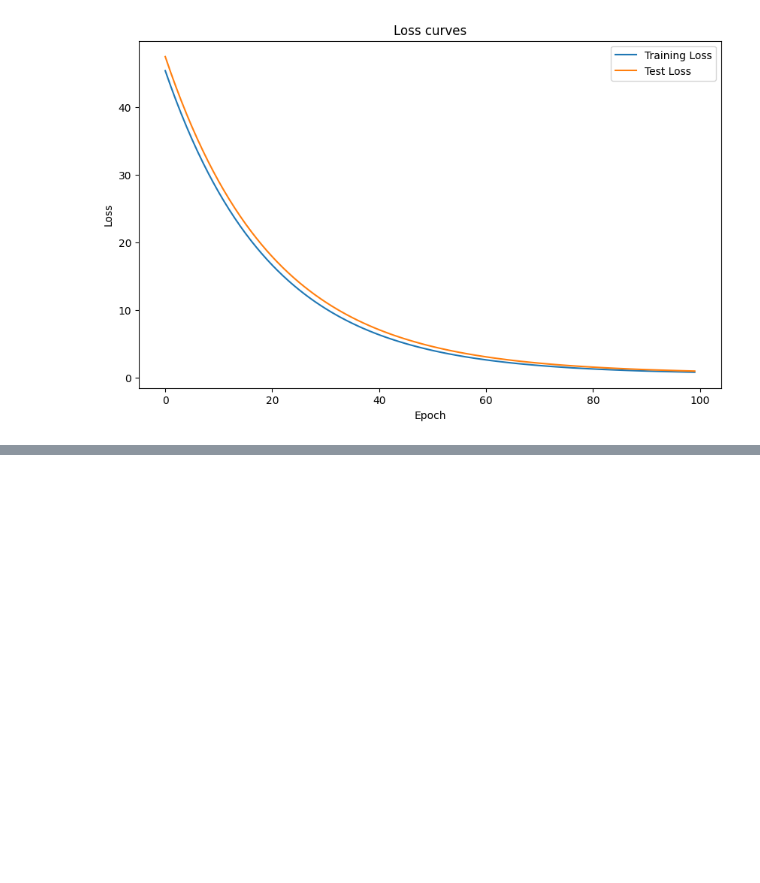
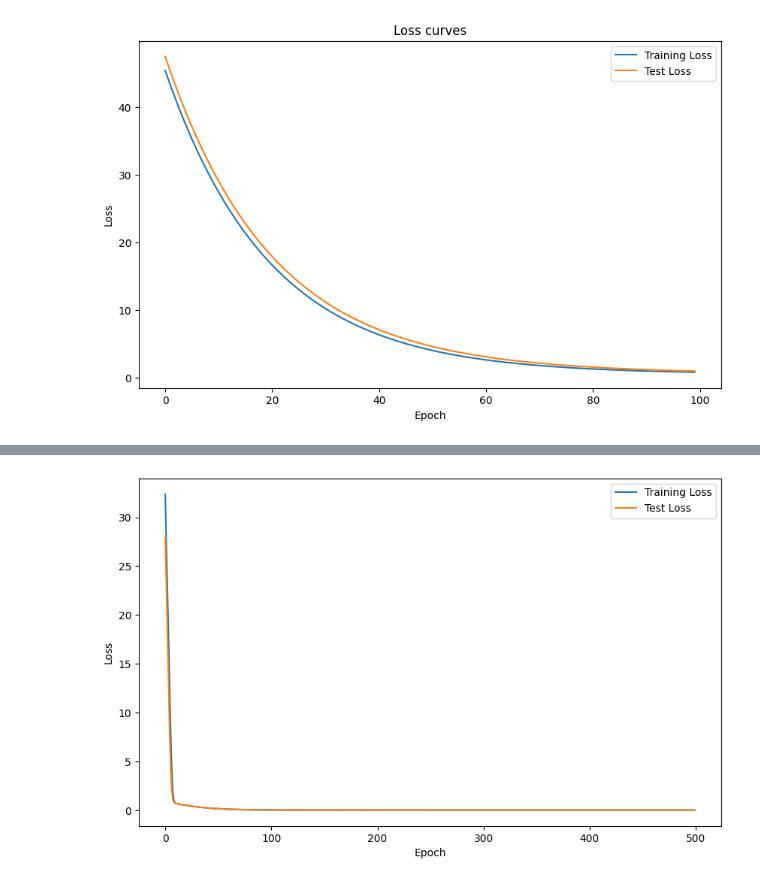
Before and after one commit to mervegb/deep-learning, a Jupyter notebook: training_regression_model.ipynb, the cells around one changed output, grey strips where cells are left out. Cells and saved outputs as stored; diff of their text form; code cells hidden in the pictures; blank space fills up the shorter version.

Commit message:
added multi layer model

```diff
--- a/training_regression_model.ipynb
+++ b/training_regression_model.ipynb
@@ -102,3 +102,72 @@ Epoch: 70 | Train loss: 1.7632 | Test loss: 2.1093
 Epoch: 80 | Train loss: 1.2575 | Test loss: 1.5263
 Epoch: 90 | Train loss: 0.9502 | Test loss: 1.1597
 [figure]
+# %%
+# Define the multi-layer model
+class MultiLayerModel(nn.Module):
+    def __init__(self):
+        super(MultiLayerModel, self).__init__()
+        self.layer1 = nn.Linear(1, 16)
+        self.layer2 = nn.Linear(16, 32)
+        self.layer3 = nn.Linear(32, 1)
+
+    def forward(self, x):
+        x = torch.relu(self.layer1(x))
+        x = torch.relu(self.layer2(x))
+        x = self.layer3(x)
+        return x
+
+# Generate random data for training and testing
+x_train = np.random.rand(100, 1)
+y_train = 5 * x_train + 3 + 0.1 * np.random.rand(100, 1)
+
+x_test = np.random.rand(50, 1)
+y_test = 5 * x_test + 3 + 0.1 * np.random.rand(50, 1)
+
+# Convert data to PyTorch tensors
+x_train_tensor = torch.FloatTensor(x_train)
+y_train_tensor = torch.FloatTensor(y_train)
+
+x_test_tensor = torch.FloatTensor(x_test)
+y_test_tensor = torch.FloatTensor(y_test)
+
+# Initialize model, loss function, and optimizer
+model = MultiLayerModel()
+loss_function = nn.MSELoss()
+optimizer = optim.SGD(model.parameters(), lr=0.01)
+
+# Initialize lists to save loss history
+train_loss_history = []
+test_loss_history = []
+
+# Train the model
+n_epochs = 500
+
+for epoch in range(n_epochs):
+    model.train()
+    optimizer.zero_grad()
+    y_pred = model(x_train_tensor)
+    loss = loss_function(y_pred, y_train_tensor)
+    loss.backward()
+    optimizer.step()
+
+    model.eval()
+    with torch.no_grad():
+        y_pred_test = model(x_test_tensor)
+        test_loss = loss_function(y_pred_test, y_test_tensor)
+
+    train_loss_history.append(loss.item())
+    test_loss_history.append(test_loss.item())
+
+    if (epoch + 1) % 50 == 0:
+        print(f'Epoch [{epoch+1}/{n_epochs}], Train Loss: {loss.item():.4f}, Test Loss: {test_loss.item():.4f}')
+
+# Plotting
+plt.figure(figsize=(10, 6))
+plt.plot(train_loss_history, label='Training Loss')
+plt.plot(test_loss_history, label='Test Loss')
+plt.xlabel('Epoch')
+plt.ylabel('Loss')
+plt.legend()
+plt.show()
+# %% [output]
@@ -104,0 +184 @@ Epoch: 90 | Train loss: 0.9502 | Test loss: 1.1597
+[figure, added]
```
Also changed, not shown: parts of 1 cell of this notebook.
